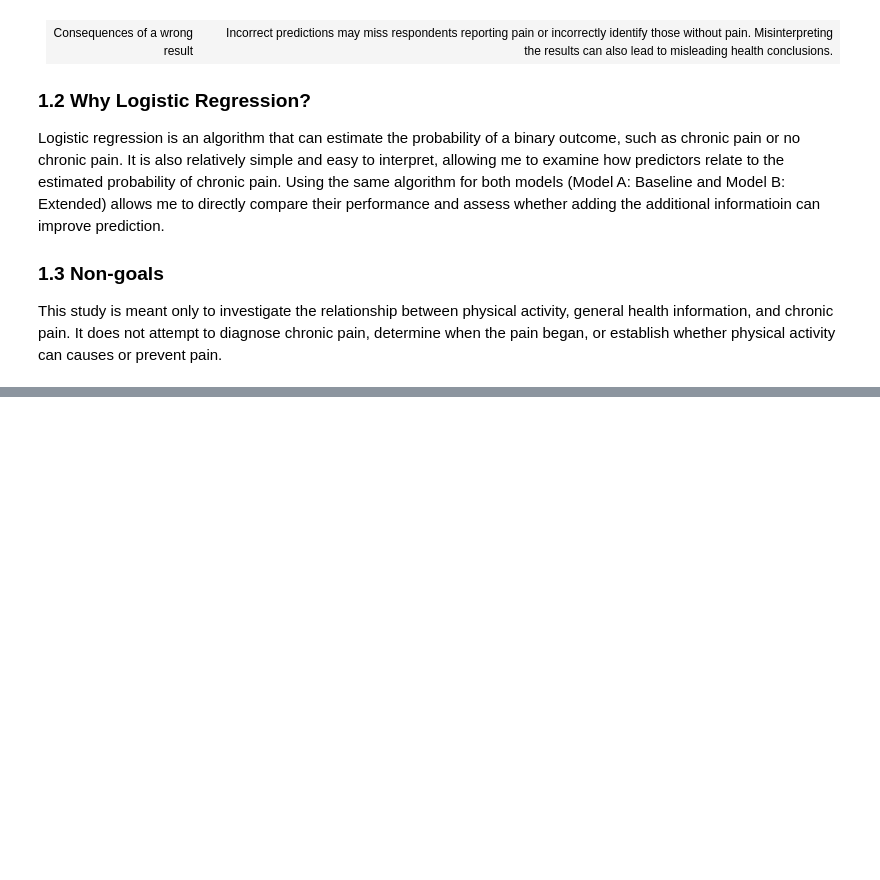
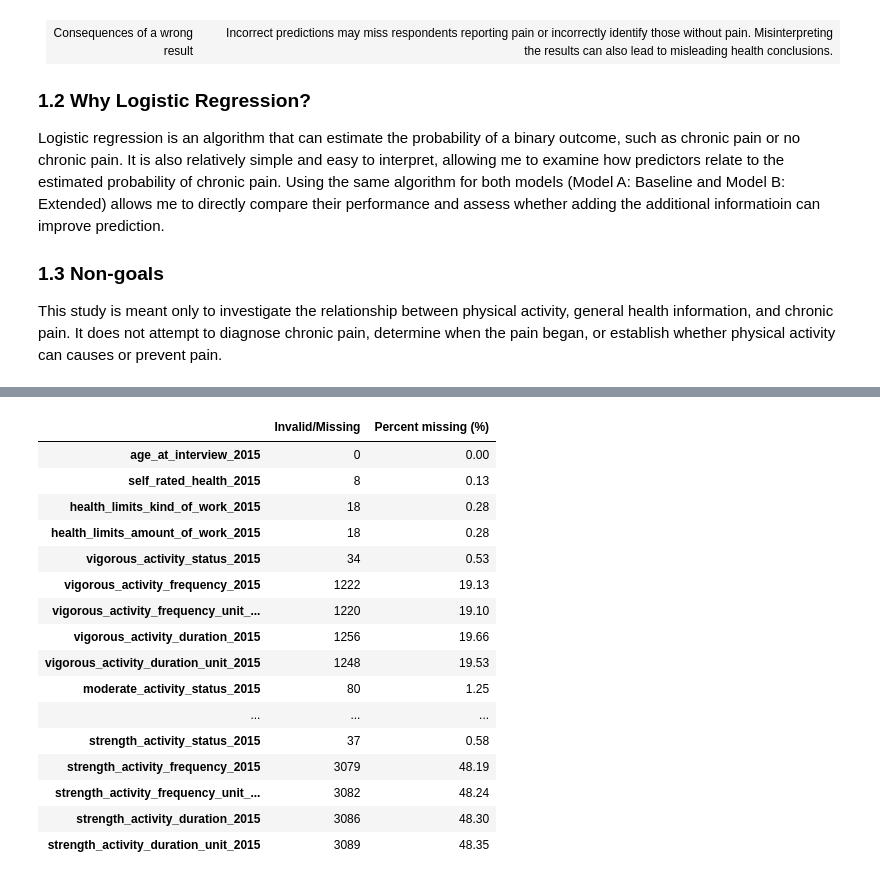
Before and after one commit to katherine-xie/NLSY97-Pain-Prediction-Project, a Jupyter notebook: notebooks/01-physical-activity-chronic-pain-logistic-regression.ipynb, the cells around one changed output, grey strips where cells are left out. Drawn from its saved outputs; the diff is of its cells as text; code cells hidden in the pictures; blank space fills up the shorter version.

```diff
--- a/notebooks/01-physical-activity-chronic-pain-logistic-regression.ipynb
+++ b/notebooks/01-physical-activity-chronic-pain-logistic-regression.ipynb
@@ -59,0 +272,51 @@ This study is meant only to investigate the relationship between physical activi
+# %%
+# Replace negative codes with missing values
+for col in FEATURES:
+    eligible_dataset[col] = eligible_dataset[col].mask(eligible_dataset[col] < 0)
+
+# Specify feature columns
+age = FEATURES[0]
+health = FEATURES[1]
+phys_activity_cols = FEATURES[2:4]
+
+# Cleaning features
+eligible_dataset[age] = eligible_dataset[age].where(
+    eligible_dataset[age].between(30, 36)
+)
+
+eligible_dataset[health] = eligible_dataset[health].where(
+    eligible_dataset[health].isin([1, 2, 3, 4, 5])
+)
+
+for col in phys_activity_cols:
+    eligible_dataset[col] = eligible_dataset[col].where(
+        eligible_dataset[col].isin([0, 1, 2])
+    )
+
+# Summary
+missing_summary = pd.DataFrame({
+    "Invalid/Missing": eligible_dataset[FEATURES].isna().sum(),
+    "Percent missing (%)": (
+        eligible_dataset[FEATURES].isna().mean() * 100
+    ).round(2),
+})
+
+display(missing_summary)
+# %% [output]
+|  | Invalid/Missing | Percent missing (%) |
+| age_at_interview_2015 | 0 | 0.00 |
+| self_rated_health_2015 | 8 | 0.13 |
+| health_limits_kind_of_work_2015 | 18 | 0.28 |
+| health_limits_amount_of_work_2015 | 18 | 0.28 |
+| vigorous_activity_status_2015 | 34 | 0.53 |
+| vigorous_activity_frequency_2015 | 1222 | 19.13 |
+| vigorous_activity_frequency_unit_... | 1220 | 19.10 |
+| vigorous_activity_duration_2015 | 1256 | 19.66 |
+| vigorous_activity_duration_unit_2015 | 1248 | 19.53 |
+| moderate_activity_status_2015 | 80 | 1.25 |
+| ... | ... | ... |
+| strength_activity_status_2015 | 37 | 0.58 |
+| strength_activity_frequency_2015 | 3079 | 48.19 |
+| strength_activity_frequency_unit_... | 3082 | 48.24 |
+| strength_activity_duration_2015 | 3086 | 48.30 |
+| strength_activity_duration_unit_2015 | 3089 | 48.35 |
```
Also changed, not shown: parts of 7 cells of this notebook.
